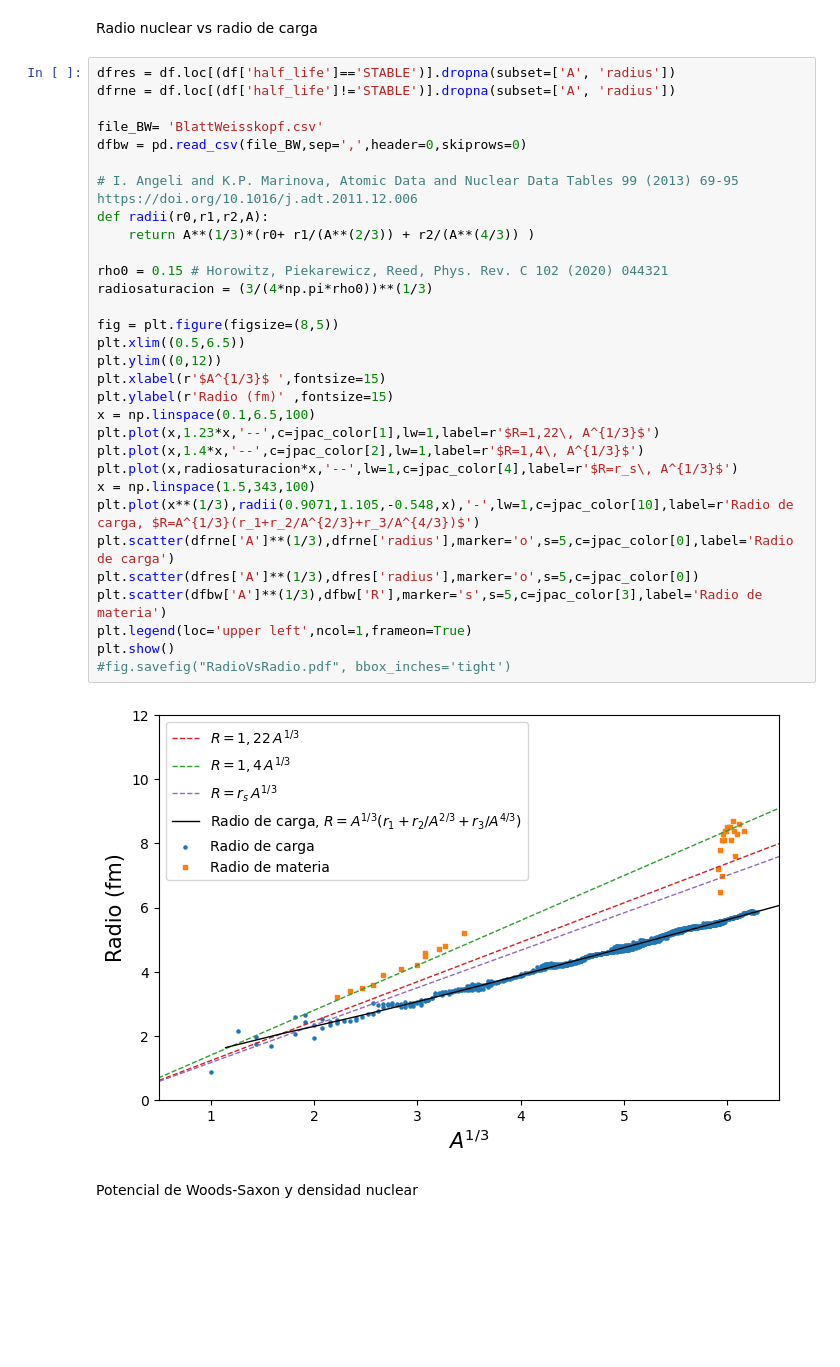
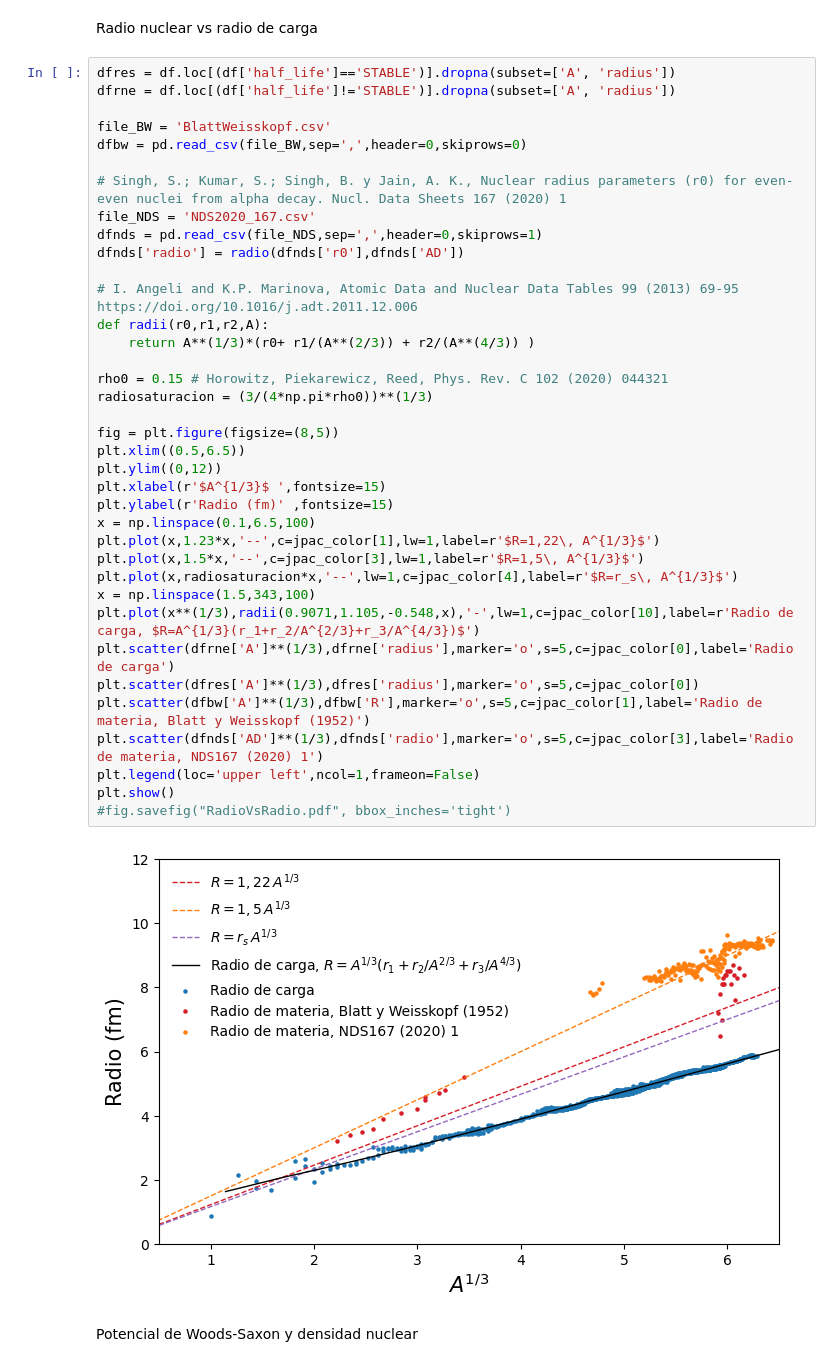
Before and after one commit to cefera/FNyP, a Jupyter notebook: Notebooks/Tema1.ipynb, the cells around one changed output. Cells and saved outputs as stored; diff of their text form; blank space fills up the shorter version.

```diff
--- a/Notebooks/Tema1.ipynb
+++ b/Notebooks/Tema1.ipynb
@@ -143,36 +158,42 @@ Radio nuclear vs radio de carga
 # %%
 dfres = df.loc[(df['half_life']=='STABLE')].dropna(subset=['A', 'radius'])
 dfrne = df.loc[(df['half_life']!='STABLE')].dropna(subset=['A', 'radius'])
 
-file_BW= 'BlattWeisskopf.csv'
+file_BW = 'BlattWeisskopf.csv'
 dfbw = pd.read_csv(file_BW,sep=',',header=0,skiprows=0)
+
+# Singh, S.; Kumar, S.; Singh, B. y Jain, A. K., Nuclear radius parameters (r0) for even-even nuclei from alpha decay. Nucl. Data Sheets 167 (2020) 1
+file_NDS = 'NDS2020_167.csv'
+dfnds = pd.read_csv(file_NDS,sep=',',header=0,skiprows=1)
+dfnds['radio'] = radio(dfnds['r0'],dfnds['AD'])
 
 # I. Angeli and K.P. Marinova, Atomic Data and Nuclear Data Tables 99 (2013) 69-95 https://doi.org/10.1016/j.adt.2011.12.006
 def radii(r0,r1,r2,A):
     return A**(1/3)*(r0+ r1/(A**(2/3)) + r2/(A**(4/3)) )
 
 rho0 = 0.15 # Horowitz, Piekarewicz, Reed, Phys. Rev. C 102 (2020) 044321
 radiosaturacion = (3/(4*np.pi*rho0))**(1/3)
 
 fig = plt.figure(figsize=(8,5))
 plt.xlim((0.5,6.5))
 plt.ylim((0,12))
 plt.xlabel(r'$A^{1/3}$ ',fontsize=15)
 plt.ylabel(r'Radio (fm)' ,fontsize=15)
 x = np.linspace(0.1,6.5,100)
 plt.plot(x,1.23*x,'--',c=jpac_color[1],lw=1,label=r'$R=1,22\, A^{1/3}$')
-plt.plot(x,1.4*x,'--',c=jpac_color[2],lw=1,label=r'$R=1,4\, A^{1/3}$')
+plt.plot(x,1.5*x,'--',c=jpac_color[3],lw=1,label=r'$R=1,5\, A^{1/3}$')
 plt.plot(x,radiosaturacion*x,'--',lw=1,c=jpac_color[4],label=r'$R=r_s\, A^{1/3}$')
 x = np.linspace(1.5,343,100)
 plt.plot(x**(1/3),radii(0.9071,1.105,-0.548,x),'-',lw=1,c=jpac_color[10],label=r'Radio de carga, $R=A^{1/3}(r_1+r_2/A^{2/3}+r_3/A^{4/3})$')
 plt.scatter(dfrne['A']**(1/3),dfrne['radius'],marker='o',s=5,c=jpac_color[0],label='Radio de carga')
 plt.scatter(dfres['A']**(1/3),dfres['radius'],marker='o',s=5,c=jpac_color[0])
-plt.scatter(dfbw['A']**(1/3),dfbw['R'],marker='s',s=5,c=jpac_color[3],label='Radio de materia')
-plt.legend(loc='upper left',ncol=1,frameon=True)
+plt.scatter(dfbw['A']**(1/3),dfbw['R'],marker='o',s=5,c=jpac_color[1],label='Radio de materia, Blatt y Weisskopf (1952)')
+plt.scatter(dfnds['AD']**(1/3),dfnds['radio'],marker='o',s=5,c=jpac_color[3],label='Radio de materia, NDS167 (2020) 1')
+plt.legend(loc='upper left',ncol=1,frameon=False)
 plt.show()
 #fig.savefig("RadioVsRadio.pdf", bbox_inches='tight')
 # %% [output]
-[figure, old version]
+[figure, new version]
 # %% [markdown]
 Potencial de Woods-Saxon y densidad nuclear
 # %%
```
Also changed, not shown: parts of 2 cells of this notebook, 3 other files.
